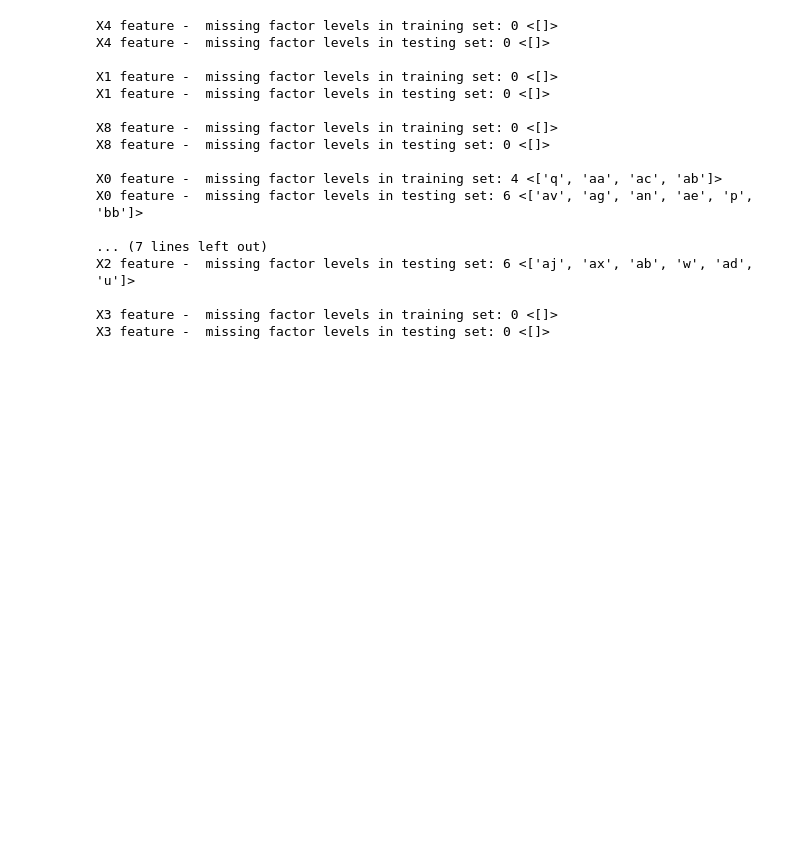
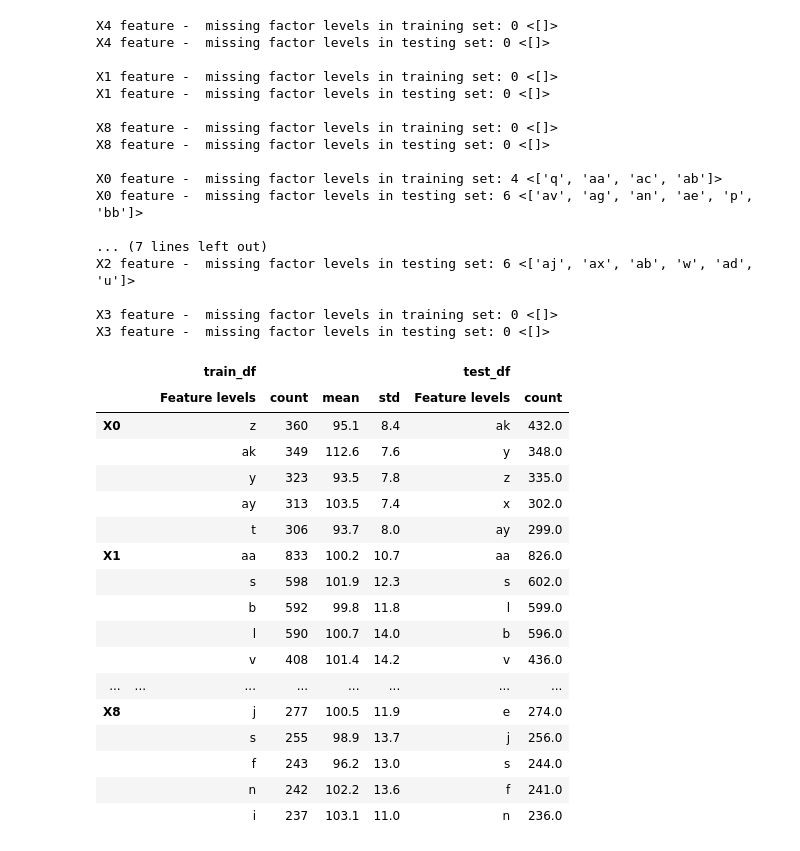
Before and after one commit to rpanasiuk/Machine-learning, a Jupyter notebook: greener_manufacturing/Mercedes.ipynb, the cells around one changed output. Drawn from its saved outputs; the diff is of its cells as text; code cells hidden in the pictures; blank space fills up the shorter version.

```diff
--- a/greener_manufacturing/Mercedes.ipynb
+++ b/greener_manufacturing/Mercedes.ipynb
@@ -190,6 +191,4 @@ ax.set_yticklabels(np.linspace(0.0, binary_corr_df.shape[1], 11, dtype=int))
 plt.show()
 # %% [output]
 [figure]
-# %%
-x = train_df[list(counts['Binary'].keys())].corr()
 # %%
@@ -278,28 +287,64 @@ X2 feature -  missing factor levels in testing set: 6 <['aj', 'ax', 'ab', 'w', '
 X3 feature -  missing factor levels in training set: 0 <[]>
 X3 feature -  missing factor levels in testing set: 0 <[]>
 # %%
+# Aggregate values
 agg_train = ['count', 'mean', 'std']
 
+# Train data frame
 train_feat = pd.DataFrame(columns=agg_train)
 train_feat.index = pd.MultiIndex.from_product([[''], train_feat.index])
-train_feat.columns = pd.MultiIndex.from_product([['train_df'], train_feat.columns])
 
-test_feat = pd.DataFrame(columns=['count'])
+# Test data frame
+test_feat = pd.DataFrame()
 test_feat.index = pd.MultiIndex.from_product([[''], test_feat.index])
-test_feat.columns = pd.MultiIndex.from_product([['test_df'], test_feat.columns])
+test_feat.rename('count', inplace=True)
 
 for i in list(counts['Categorical'].keys()):
+    # Preparing train_df data
     x = train_df[[i, 'y']].groupby(i).agg(agg_train)
     x.columns = x.columns.droplevel(level=0)
     x = x.sort_values(by=['count'], ascending=False).round(1)
+    x.index = pd.MultiIndex.from_product([[i], x.index])
 
-    x.index = pd.MultiIndex.from_product([[i], x.index])
-    x.columns = pd.MultiIndex.from_product([['train_df'], x.columns])
+    # Preparing test_df data
+    y = test_df[i].value_counts()
+    y.index = pd.MultiIndex.from_product([[i], y.index])
 
-    y = test_df[i].value_counts()
-    #y = y.sort_values(by=['count'], ascending=False)
-    y.index = pd.MultiIndex.from_product([[i], y.index])
-    #y.columns = pd.MultiIndex.from_product([['test_df'], y.columns])
+    # Adding values for each categorical feature to data frames
+    train_feat = pd.concat([train_feat, x[:5]])
+    test_feat = pd.concat([test_feat, y[:5]])
 
-    train_feat = pd.concat([train_feat, x[:5]])
-    #test_feat = pd.concat([test_feat, y[:5]])
+# Preparing common indices for merging (train set)
+train_feat.reset_index(level=1, inplace=True)
+train_feat.rename(columns={'level_1': 'Feature levels'}, inplace=True)
+train_feat.columns = pd.MultiIndex.from_product([['train_df'], train_feat.columns])
+
+# Preparing common indices for merging (test set)
+test_feat.reset_index(level=1, inplace=True)
+test_feat.rename(columns={0: 'count', 'level_1': 'Feature levels'}, inplace=True)
+test_feat.columns = pd.MultiIndex.from_product([['test_df'], test_feat.columns])
+
+# Merging frames, adding new multi-index level for better visualization
+feat_lvl_df = pd.concat([train_feat, test_feat], axis=1)
+feat_lvl_df.index = pd.MultiIndex.from_product([feat_lvl_df.index, ['']])
+# %%
+feat_lvl_df
+# %% [output]
+|  |  | train_df |  |  |  | test_df |  |
+|  |  | Feature levels | count | mean | std | Feature levels | count |
+| X0 |  | z | 360 | 95.1 | 8.4 | ak | 432.0 |
+|  |  | ak | 349 | 112.6 | 7.6 | y | 348.0 |
+|  |  | y | 323 | 93.5 | 7.8 | z | 335.0 |
+|  |  | ay | 313 | 103.5 | 7.4 | x | 302.0 |
+|  |  | t | 306 | 93.7 | 8.0 | ay | 299.0 |
+| X1 |  | aa | 833 | 100.2 | 10.7 | aa | 826.0 |
+|  |  | s | 598 | 101.9 | 12.3 | s | 602.0 |
+|  |  | b | 592 | 99.8 | 11.8 | l | 599.0 |
+|  |  | l | 590 | 100.7 | 14.0 | b | 596.0 |
+|  |  | v | 408 | 101.4 | 14.2 | v | 436.0 |
+| ... | ... | ... | ... | ... | ... | ... | ... |
+| X8 |  | j | 277 | 100.5 | 11.9 | e | 274.0 |
+|  |  | s | 255 | 98.9 | 13.7 | j | 256.0 |
+|  |  | f | 243 | 96.2 | 13.0 | s | 244.0 |
+|  |  | n | 242 | 102.2 | 13.6 | f | 241.0 |
+|  |  | i | 237 | 103.1 | 11.0 | n | 236.0 |
```
Also changed, not shown: parts of 4 cells of this notebook.
